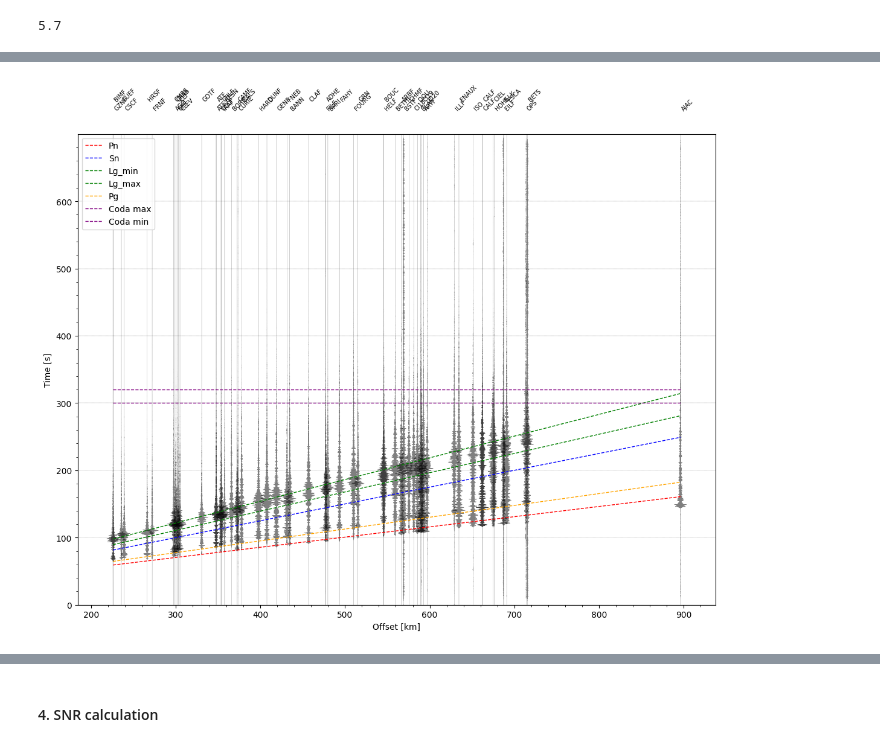
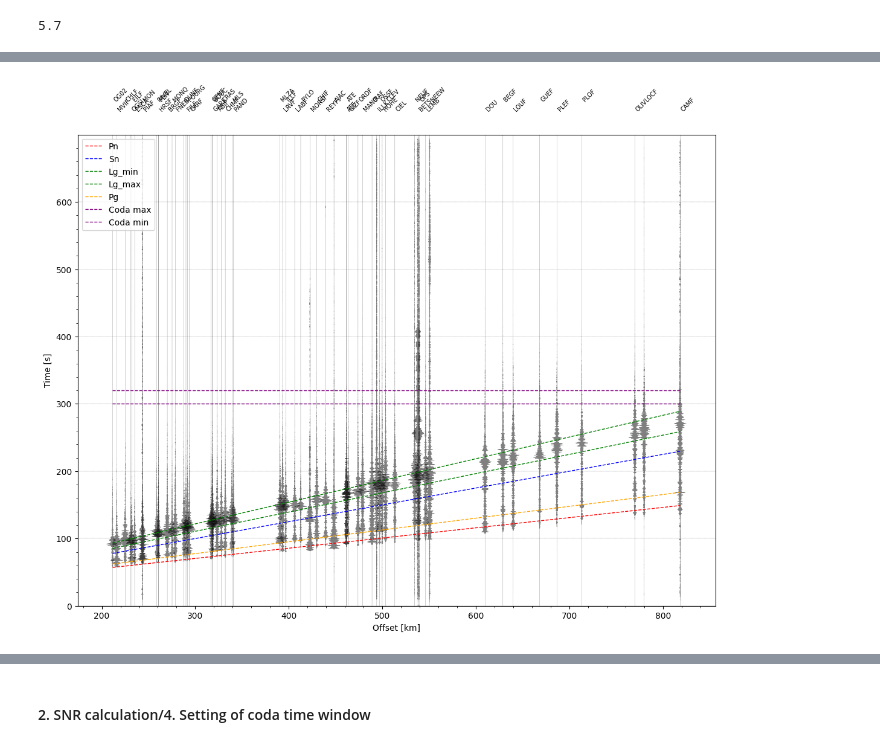
Before and after one commit to schreinerl/Lg_waves, a Jupyter notebook: Site_term_final.ipynb, the cells around one changed output, grey strips where cells are left out. Drawn from its saved outputs; the diff is of its cells as text; code cells hidden in the pictures.

```diff
--- a/Site_term_final.ipynb
+++ b/Site_term_final.ipynb
@@ -125,10 +126,10 @@ directory='/home/schreinl/Stage/Data1/'
 distmin=1.9
 distmax=10.
 
-start = UTCDateTime(catalogue['time'][9]) -25
+start = UTCDateTime(catalogue['time'][40]) -25
 end = start + 700
-eq_lon = float(catalogue['longitude'][9])
-eq_lat = float(catalogue['latitude'][9])
+eq_lon = float(catalogue['longitude'][40])
+eq_lat = float(catalogue['latitude'][40])
 st_all, stations_all, plot = big_downloader2(datacenters, start, end, eq_lon, eq_lat, distmin, distmax, directory, plot=False)
 time_string = UTCDateTime.strftime(start, format="%Y_%m_%dT%H_%M_%S")
 
@@ -152,7 +153,7 @@ Earthquake at 2023-06-16T16:38:28.069000Z with magnitude 4.8
-[figure, old version]
+[figure, new version]
 [interactive output not drawn]
-# %% [markdown]
-#### 4. SNR calculation
+# %% [markdown]
+#### 2. SNR calculation/4. Setting of coda time window
 # %%
 snr_threshold = 3.5
 eq_start = start
```
Also changed, not shown: parts of 30 cells of this notebook, 3 other files.
